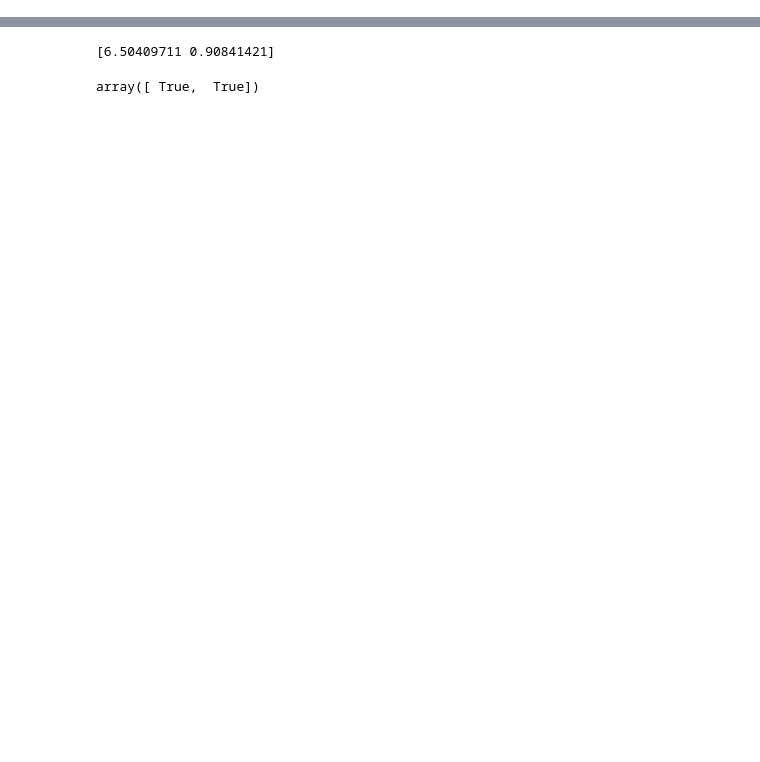
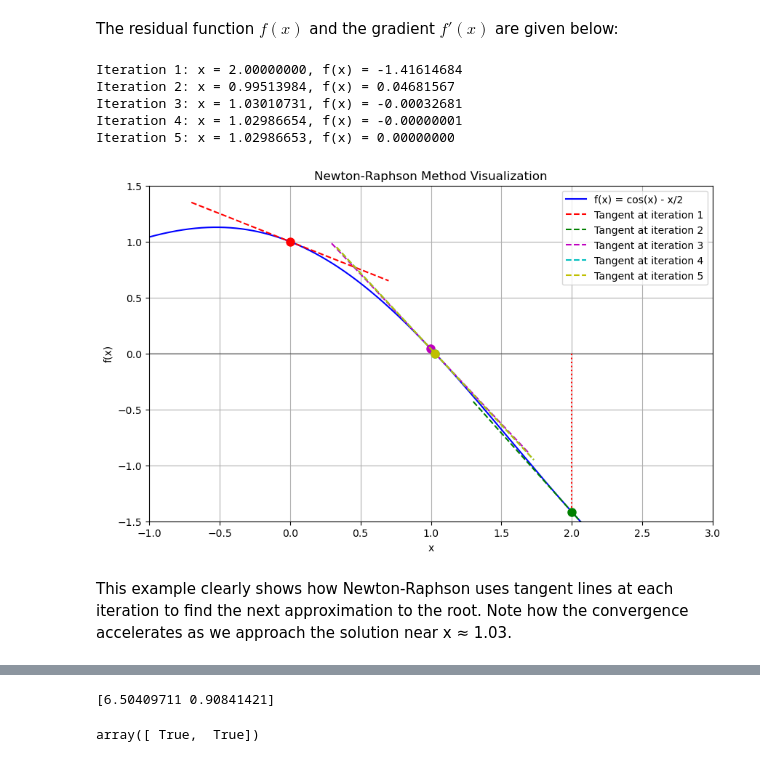
Before and after one commit to PowerCyberTraining/powercybertraining.github.io, a Jupyter notebook: pct/modules/04/nonlinear-equations.ipynb, the cells around one changed output, grey strips where cells are left out. Drawn from its saved outputs; the diff is of its cells as text; code cells hidden in the pictures; blank space fills up the shorter version.

```diff
--- a/pct/modules/04/nonlinear-equations.ipynb
+++ b/pct/modules/04/nonlinear-equations.ipynb
@@ -18,0 +103,71 @@ at the tolerance level) when the solution is found.
+# %% [markdown]
+The residual function $f(x)$ and the gradient $f'(x)$ are given below:
+# %%
+import numpy as np
+
+
+def f(x):
+    return np.cos(x) - x / 2  # A function with more curvature
+
+
+def df(x):
+    return -np.sin(x) - 1 / 2  # Derivative of f(x)
+
+
+def newton_step(x):
+    return x - f(x) / df(x)
+# %%
+import matplotlib.pyplot as plt
+
+# Demonstrate Newton-Raphson iteration
+x = 0.0  # Initial guess
+iterations = 5
+x_values = [x]
+
+for i in range(iterations):
+    x = newton_step(x)
+    x_values.append(x)
+    print(f"Iteration {i+1}: x = {x:.8f}, f(x) = {f(x):.8f}")
+
+# Visualization
+plt.figure(figsize=(10, 6))
+x_range = np.linspace(-1, 3, 1000)
+plt.plot(x_range, f(x_range), "b-", label="f(x) = cos(x) - x/2")
+plt.axhline(y=0, color="k", linestyle="-", alpha=0.3)
+
+# Plot each iteration
+colors = ["r", "g", "m", "c", "y"]
+for i in range(len(x_values) - 1):
+    x_current = x_values[i]
+    x_next = x_values[i + 1]
+
+    # Plot the current point
+    plt.plot(x_current, f(x_current), "o", color=colors[i], markersize=8)
+
+    # Plot the tangent line
+    tangent_x = np.linspace(x_current - 0.7, x_current + 0.7, 100)
+    tangent_y = f(x_current) + df(x_current) * (tangent_x - x_current)
+    plt.plot(
+        tangent_x, tangent_y, "--", color=colors[i], label=f"Tangent at iteration {i+1}"
+    )
+
+    # Plot the next x value
+    plt.plot([x_next, x_next], [0, f(x_next)], color=colors[i], linestyle=":")
+
+plt.grid(True)
+plt.legend()
+plt.title("Newton-Raphson Method Visualization")
+plt.xlabel("x")
+plt.ylabel("f(x)")
+plt.xlim(-1, 3)
+plt.ylim(-1.5, 1.5)
+plt.show()
+# %% [output]
+Iteration 1: x = 2.00000000, f(x) = -1.41614684
+Iteration 2: x = 0.99513984, f(x) = 0.04681567
+Iteration 3: x = 1.03010731, f(x) = -0.00032681
+Iteration 4: x = 1.02986654, f(x) = -0.00000001
+Iteration 5: x = 1.02986653, f(x) = 0.00000000
+[figure, added]
+# %% [markdown]
+This example clearly shows how Newton-Raphson uses tangent lines at each iteration to find the next approximation to the root. Note how the convergence accelerates as we approach the solution near x ≈ 1.03.
```
Also changed, not shown: parts of 48 cells of this notebook, 1 other file.
